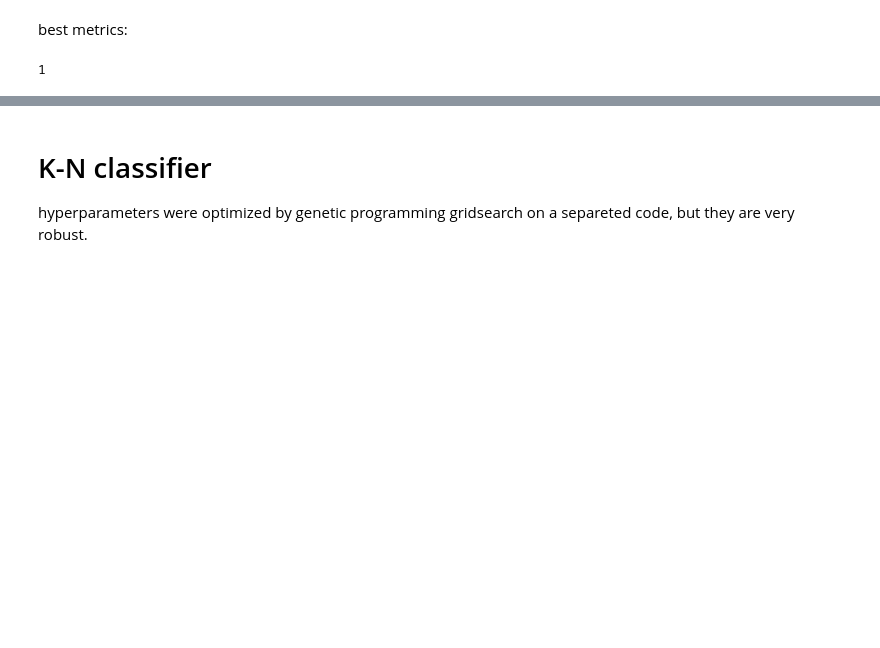
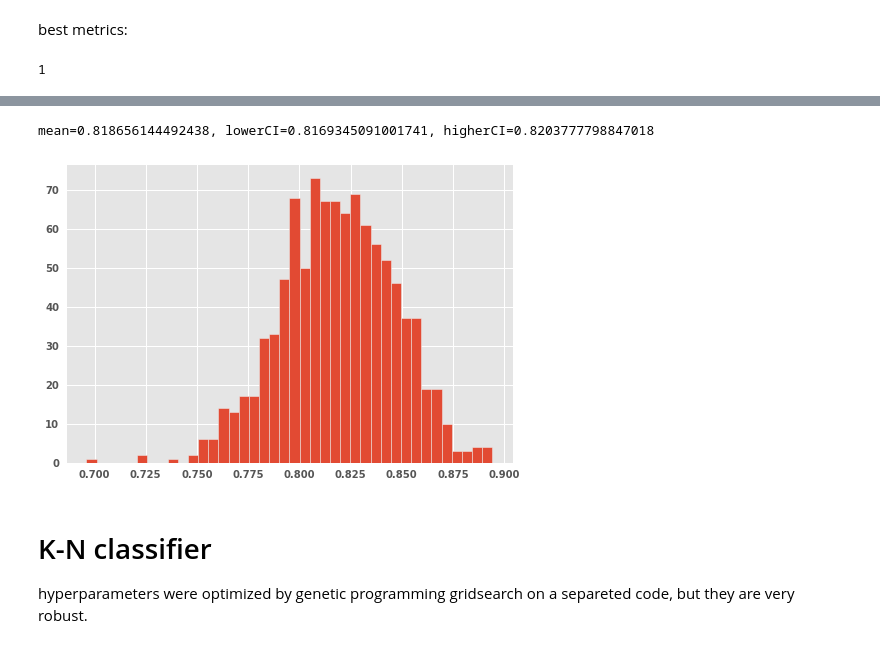
Before and after one commit to andrealorenzon/health_data_analytics, a Jupyter notebook: GUSTO/GUSTO.ipynb, the cells around one changed output, grey strips where cells are left out. Cells and saved outputs as stored; diff of their text form; code cells hidden in the pictures; blank space fills up the shorter version.

```diff
--- a/GUSTO/GUSTO.ipynb
+++ b/GUSTO/GUSTO.ipynb
@@ -916,3 +994,11 @@ for index,pl in enumerate([ROCAUC]):
+# %%
+y_pred = clf.predict_proba(x_test)[:,1]
+res=ROC_AUC_CI(y_pred, np.array(y_test))
+plt.hist(res[0], bins=40)
+print("mean={}, lowerCI={}, higherCI={}".format(res[1][0], res[1][1],res[1][2]))
+# %% [output]
+mean=0.818656144492438, lowerCI=0.8169345091001741, higherCI=0.8203777798847018
+[figure, added]
 # %% [markdown]
 # K-N classifier
 
```
Also changed, not shown: parts of 14 cells of this notebook.
